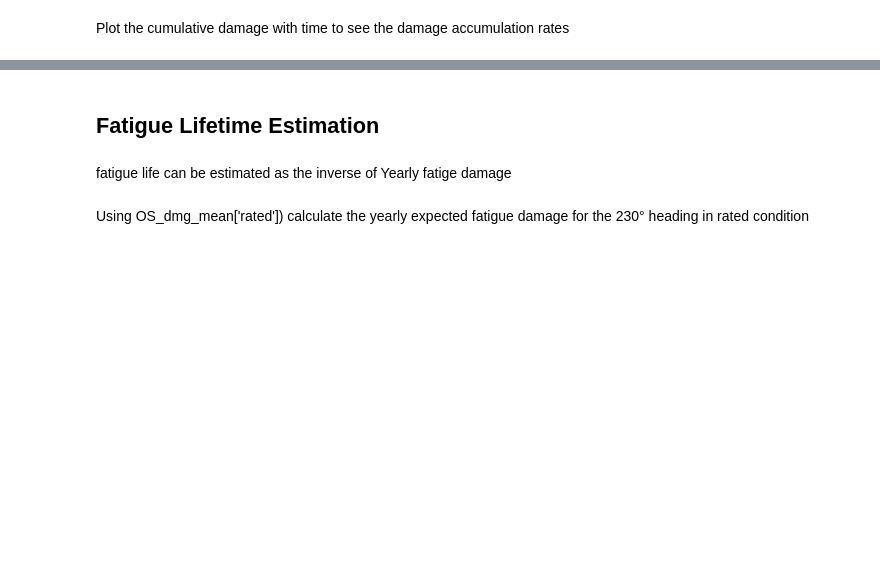
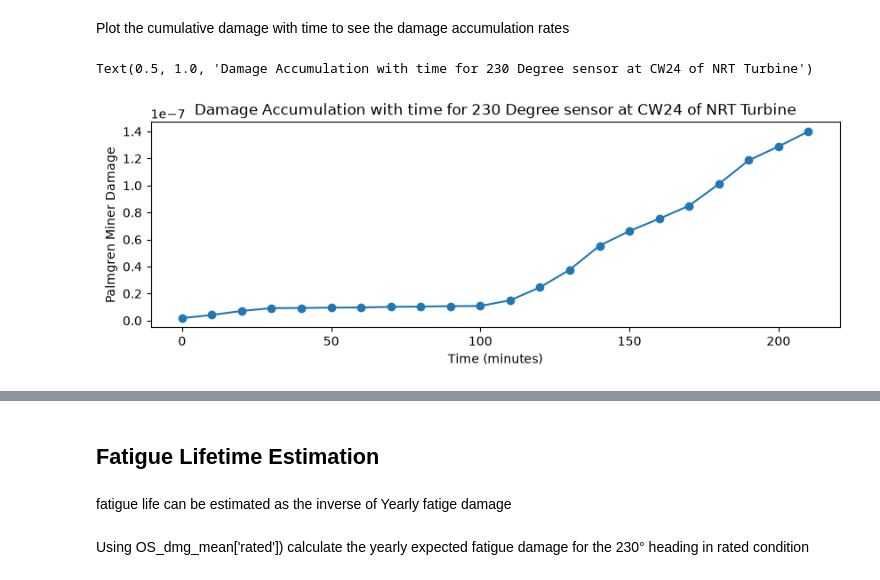
Before and after one commit to Ahmed-Mujtaba5/SHM-of-Offshore-Structures, a Jupyter notebook: Notebooks/3.Fatigue_Assessment.ipynb, the cells around one changed output, grey strips where cells are left out. Drawn from its saved outputs; the diff is of its cells as text; code cells hidden in the pictures; blank space fills up the shorter version.

```diff
--- a/Notebooks/3.Fatigue_Assessment.ipynb
+++ b/Notebooks/3.Fatigue_Assessment.ipynb
@@ -44,3 +44,14 @@ import matplotlib.pyplot as plt
 import matplotlib.dates as mdates
 # %% [markdown]
 # Defining SN-Curve
+# %%
+sn_air = pf.SNCurve(
+    slope=[3, 5],
+    intercept=[12.164, 15.606],
+    environment = 'Air',
+    curve = 'DNV-D-A',
+    norm ='DNVGL-RP-C203/2016',
+    color='g'
+)
+
+sn_air
@@ -62,8 +97,8 @@ deg230_data = pd.read_pickle("deg230_data.pkl")
 # %%
-LEF = 3
+LEF = 1
 SEF = 0.8
 scale_f = 1.15
-SCF_in = 1.1
+SCF_in = 1.5
 material_SF = 1.25
 
 damage_Factor = LEF*SEF*SCF_in*scale_f*material_SF
@@ -84,7 +167,7 @@ for col in deg230_data.columns:
         damage_col = col + " Damage"
         deg230_data[damage_col] = deg230_data[col].progress_apply(
             lambda cc: (
-                sum(pf.damage.stress_life.get_pm(cc * damage_Factor, sn_cp))
+                sum(pf.damage.stress_life.get_pm(cc * damage_Factor, sn_air))
                 if cc is not None and not isinstance(cc, float) else np.nan
             )
         )
@@ -99,7 +236,13 @@ deg230_data
 Plot the cumulative damage with time to see the damage accumulation rates
 # %%
 plt.figure(figsize=(10,3))
-plt.plot()
+plt.plot(np.arange(len(deg230_data['cumulative damage']))*10,deg230_data['cumulative damage'], marker = 'o')
+plt.xlabel('Time (minutes)')
+plt.ylabel("Palmgren Miner Damage")
+plt.title('Damage Accumulation with time for 230 Degree sensor at CW24 of NRT Turbine')
+# %% [output]
+Text(0.5, 1.0, 'Damage Accumulation with time for 230 Degree sensor at CW24 of NRT Turbine')
+[figure, added]
 # %%
 # Synthetic timeline
 n_steps = len(deg230_data)
```
Also changed, not shown: parts of 23 cells of this notebook, 1 other file.
